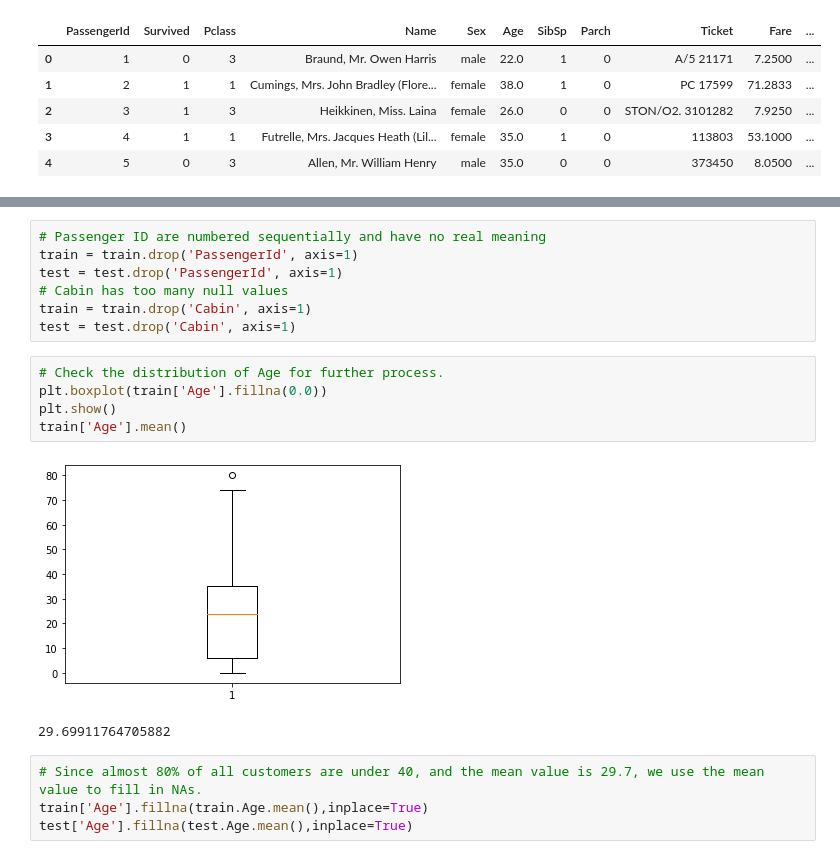
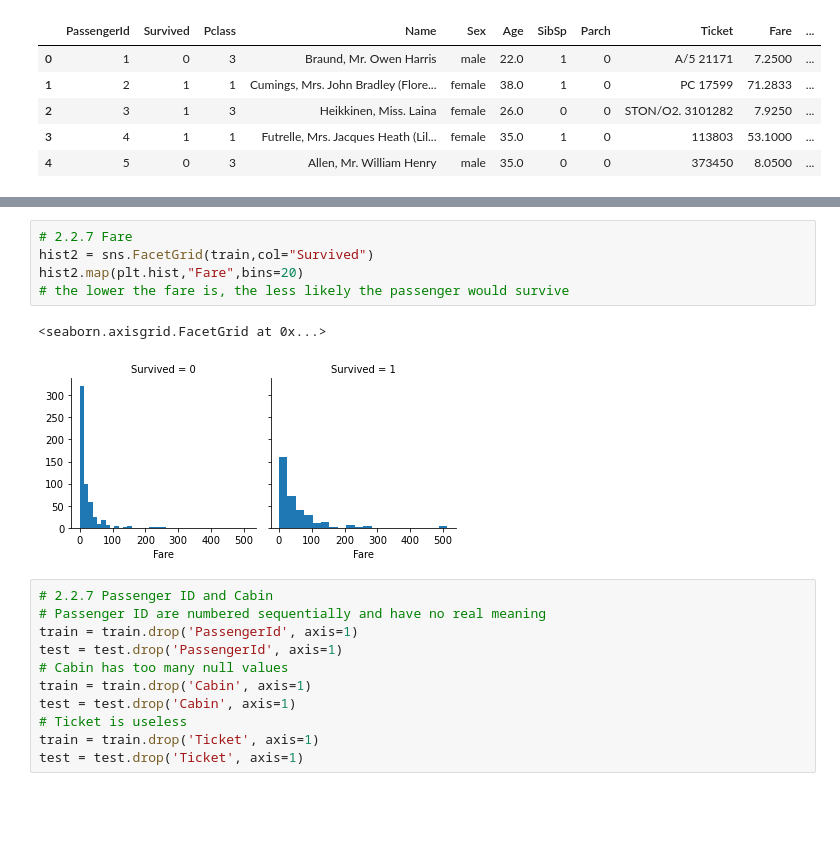
Before and after one commit to madimd163/madimd163, a Jupyter notebook: Random forest.ipynb, the cells around one changed output, grey strips where cells are left out. Saved outputs shown, nothing was run; the diff lists cells and outputs as text; blank space fills up the shorter version.

```diff
--- a/Random forest.ipynb
+++ b/Random forest.ipynb
@@ -44,19 +148,19 @@ dtype: int64
+# %%
+# 2.2.7 Fare
+hist2 = sns.FacetGrid(train,col="Survived")
+hist2.map(plt.hist,"Fare",bins=20)
+# the lower the fare is, the less likely the passenger would survive
+# %% [output]
+<seaborn.axisgrid.FacetGrid at 0x...>
+[figure, added]
 # %%
+# 2.2.7 Passenger ID and Cabin
 # Passenger ID are numbered sequentially and have no real meaning
 train = train.drop('PassengerId', axis=1)
 test = test.drop('PassengerId', axis=1)
 # Cabin has too many null values
 train = train.drop('Cabin', axis=1)
 test = test.drop('Cabin', axis=1)
+# Ticket is useless
+train = train.drop('Ticket', axis=1)
+test = test.drop('Ticket', axis=1)
-# %%
-# Check the distribution of Age for further process.
-plt.boxplot(train['Age'].fillna(0.0))
-plt.show()
-train['Age'].mean()
-# %% [output]
-[figure, removed]
-29.69911764705882
-# %%
-# Since almost 80% of all customers are under 40, and the mean value is 29.7, we use the mean value to fill in NAs.
-train['Age'].fillna(train.Age.mean(),inplace=True)
-test['Age'].fillna(test.Age.mean(),inplace=True)
```
Also changed, not shown: parts of 28 cells of this notebook.
